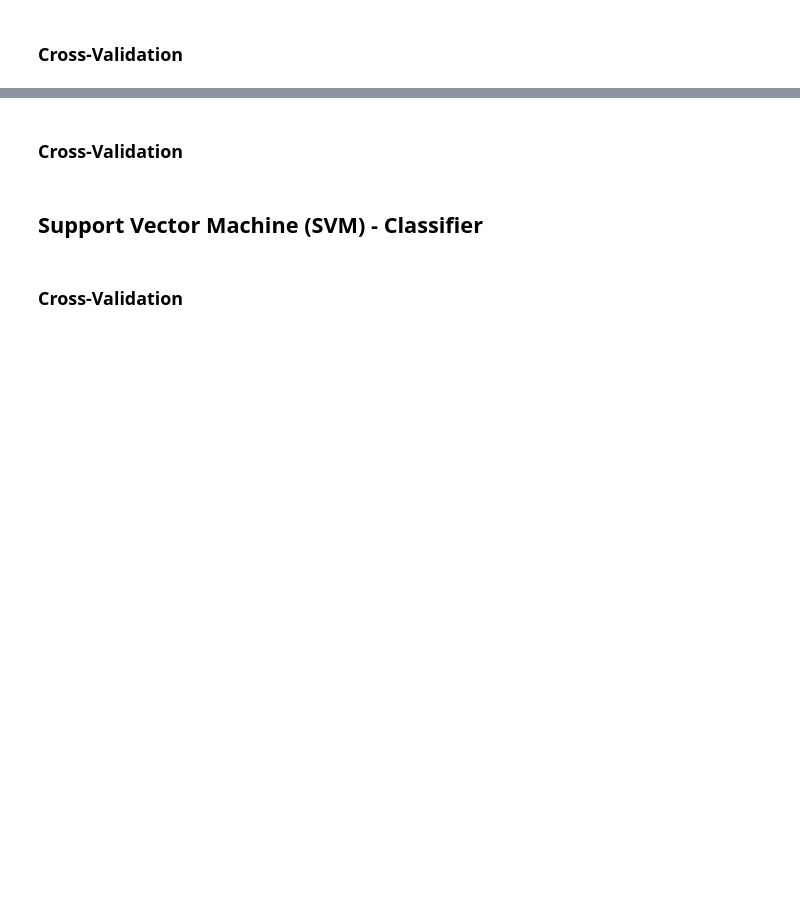
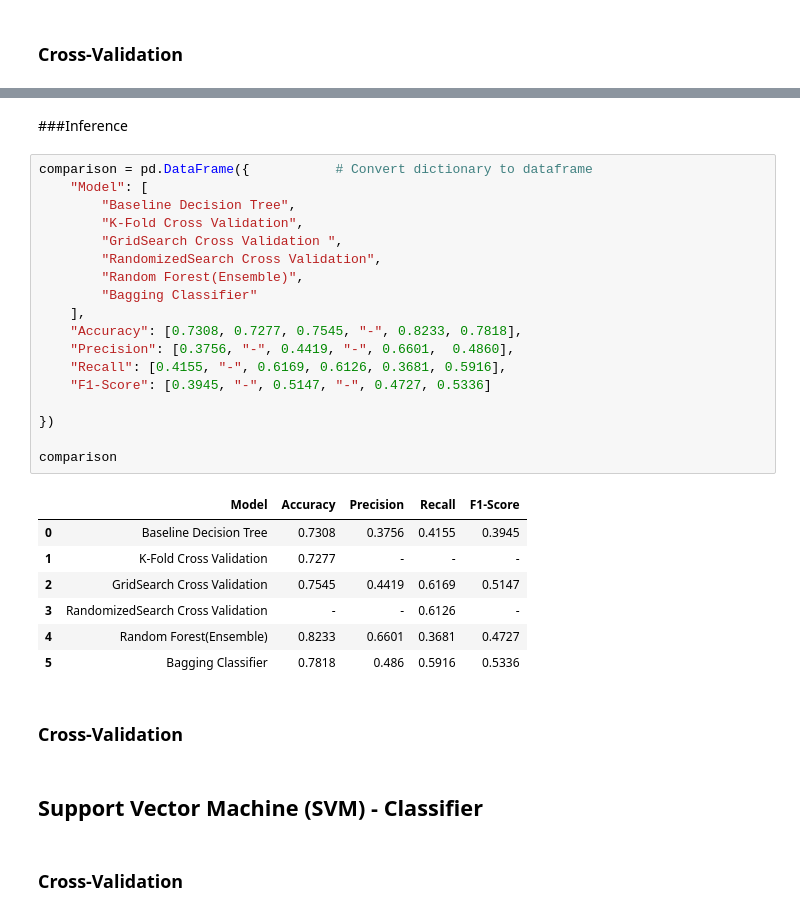
Before and after one commit to Knchna/Credit_Default_Preprocessing, a Jupyter notebook: Credit_Default_Preprocessing.ipynb, the cells around one changed output, grey strips where cells are left out. Drawn from its saved outputs; the diff is of its cells as text; blank space fills up the shorter version.

```diff
--- a/Credit_Default_Preprocessing.ipynb
+++ b/Credit_Default_Preprocessing.ipynb
@@ -1156,3 +1400,31 @@ Overall, the Bagging Classifier built on the optimized Logistic Regression was s
+# %% [markdown]
+###Inference
+# %%
+comparison = pd.DataFrame({           # Convert dictionary to dataframe
+    "Model": [
+        "Baseline Decision Tree",
+        "K-Fold Cross Validation",
+        "GridSearch Cross Validation ",
+        "RandomizedSearch Cross Validation",
+        "Random Forest(Ensemble)",
+        "Bagging Classifier"
+    ],
+    "Accuracy": [0.7308, 0.7277, 0.7545, "-", 0.8233, 0.7818],
+    "Precision": [0.3756, "-", 0.4419, "-", 0.6601,  0.4860],
+    "Recall": [0.4155, "-", 0.6169, 0.6126, 0.3681, 0.5916],
+    "F1-Score": [0.3945, "-", 0.5147, "-", 0.4727, 0.5336]
+
+})
+
+comparison
+# %% [output]
+|  | Model | Accuracy | Precision | Recall | F1-Score |
+| 0 | Baseline Decision Tree | 0.7308 | 0.3756 | 0.4155 | 0.3945 |
+| 1 | K-Fold Cross Validation | 0.7277 | - | - | - |
+| 2 | GridSearch Cross Validation | 0.7545 | 0.4419 | 0.6169 | 0.5147 |
+| 3 | RandomizedSearch Cross Validation | - | - | 0.6126 | - |
+| 4 | Random Forest(Ensemble) | 0.8233 | 0.6601 | 0.3681 | 0.4727 |
+| 5 | Bagging Classifier | 0.7818 | 0.486 | 0.5916 | 0.5336 |
 # %% [markdown]
 ### Cross-Validation
 # %% [markdown]
```
Also changed, not shown: parts of 38 cells of this notebook.
